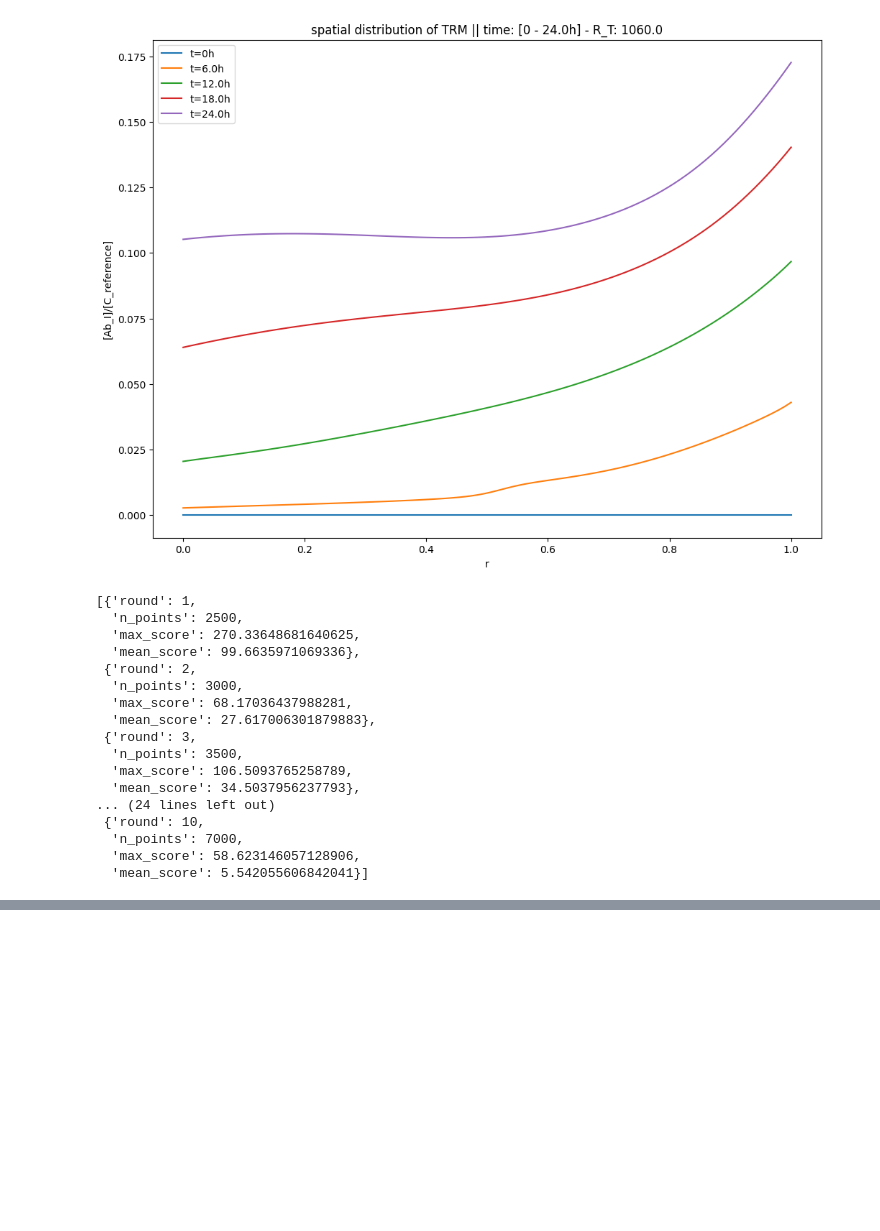
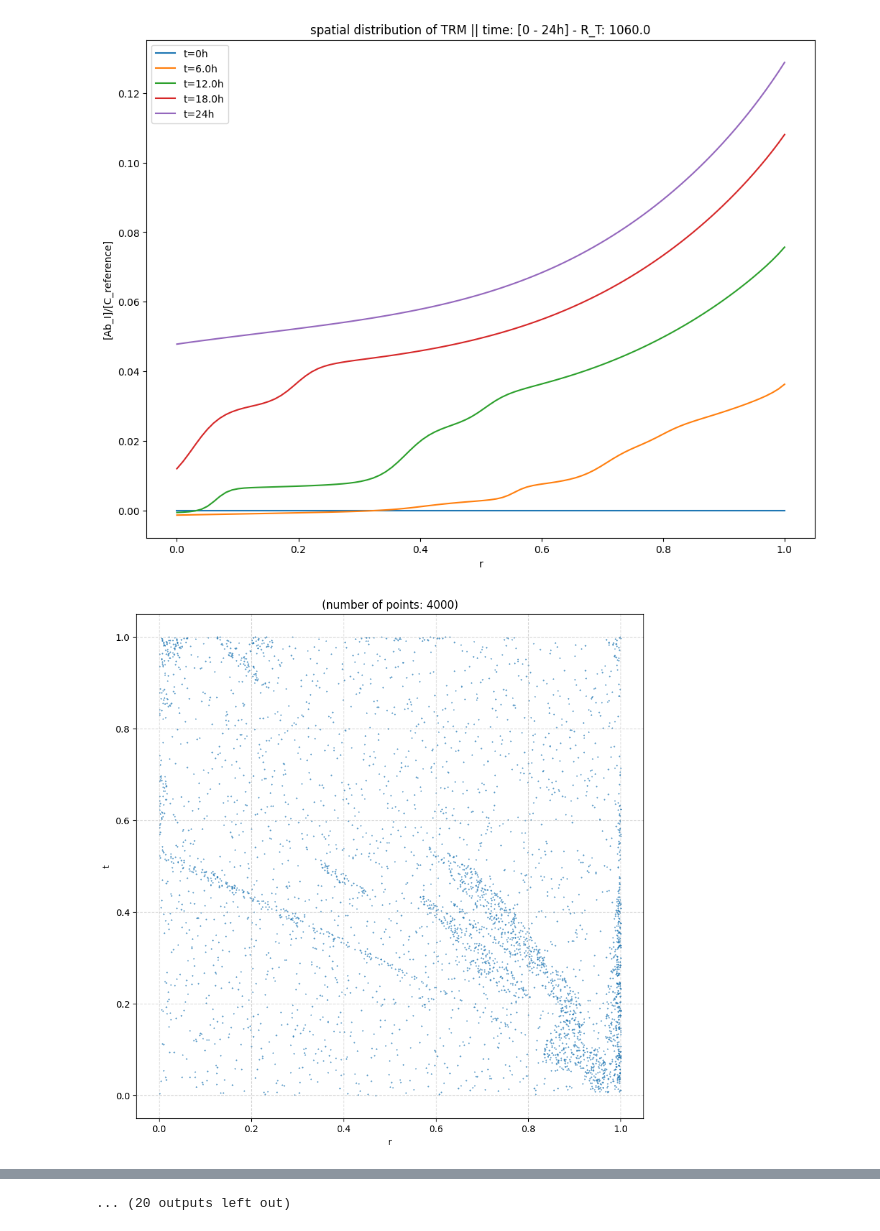
Before and after one commit to geovlach10/Spheroid_PINN, a Jupyter notebook: notebooks/pinn_runs.ipynb, the cells around one changed output, grey strips where cells are left out. Drawn from its saved outputs; the diff is of its cells as text; code cells hidden in the pictures; blank space fills up the shorter version.

```diff
--- a/notebooks/pinn_runs.ipynb
+++ b/notebooks/pinn_runs.ipynb
@@ -264,22 +268,6 @@ Adam Training started...
-# %%
-pinns.get_spatial_antibody_distribution(1.0, pinn, 1.0)
-log
-# %% [output]
-[figure, removed]
-[{'round': 1,
-  'n_points': 2500,
-  'max_score': 270.33648681640625,
-  'mean_score': 99.6635971069336},
- {'round': 2,
-  'n_points': 3000,
-  'max_score': 68.17036437988281,
-  'mean_score': 27.617006301879883},
- {'round': 3,
-  'n_points': 3500,
-  'max_score': 106.5093765258789,
-  'mean_score': 34.5037956237793},
-... (24 lines left out)
- {'round': 10,
-  'n_points': 7000,
-  'max_score': 58.623146057128906,
-  'mean_score': 5.542055606842041}]
+# %%
+log = sampling.rar_g(pinn, optimizer=optimizer, n_rounds=10, rnd_epochs=2000, point_budget=10000, warmup_epochs=0)
+log
+# %% [output]
+[figure, added]
+[figure, added]
@@ -285,0 +352 @@ log
+... (20 outputs left out)
```
Also changed, not shown: parts of 14 cells of this notebook, 16 other files.
